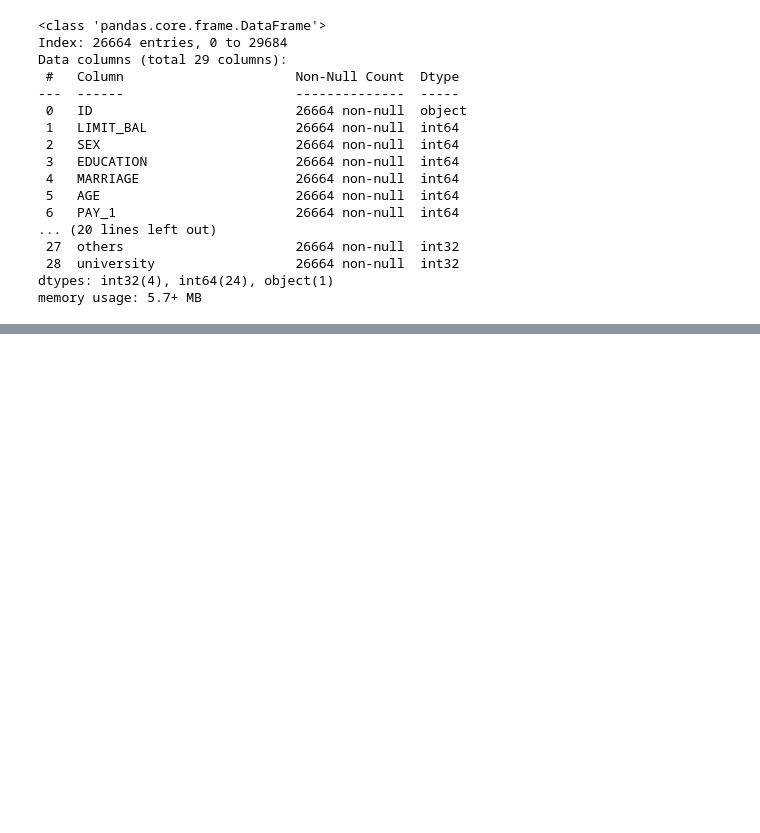
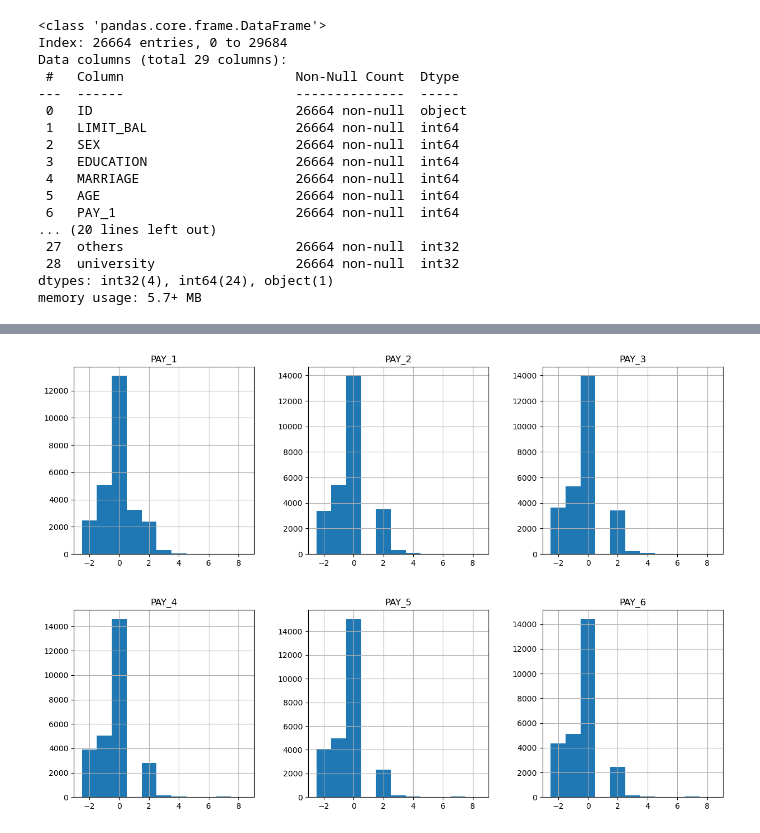
Before and after one commit to Ribeiro-Pedro/projetos_data_science, a Jupyter notebook: 1.Data Exploration and Cleaning/capitulo1.ipynb, the cells around one changed output, grey strips where cells are left out. Saved outputs shown, nothing was run; the diff lists cells and outputs as text; code cells hidden in the pictures; blank space fills up the shorter version.

```diff
--- a/1.Data Exploration and Cleaning/capitulo1.ipynb
+++ b/1.Data Exploration and Cleaning/capitulo1.ipynb
@@ -381,0 +444,8 @@ df_w_ohe.to_csv("1.Data Exploration and Cleaning/data/df_w_ohe.csv",index=False)
+# %%
+plt.rcParams['font.size'] = 10
+
+df[pay_feats].hist(bins=pay_1_bins, layout=(2,3), figsize=(15,10))
+
+plt.show()
+# %% [output]
+[figure, added]
```
Also changed, not shown: parts of 17 cells of this notebook, 1 other file.
